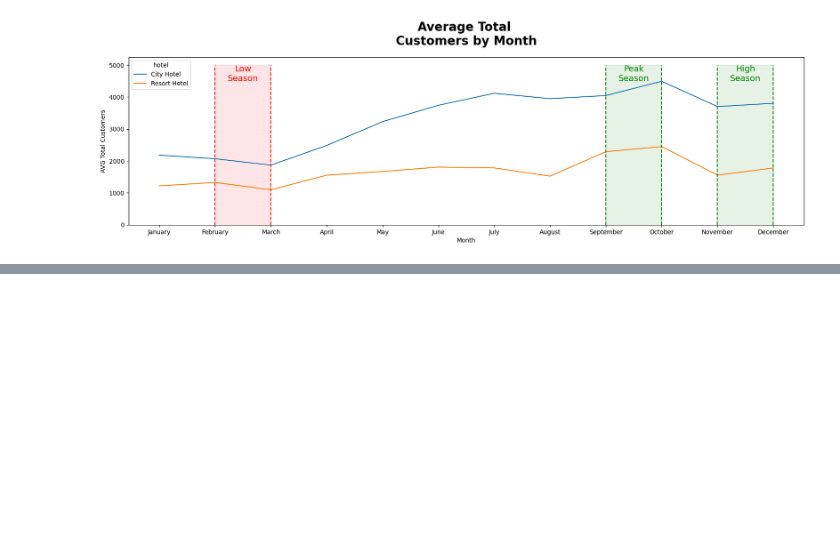
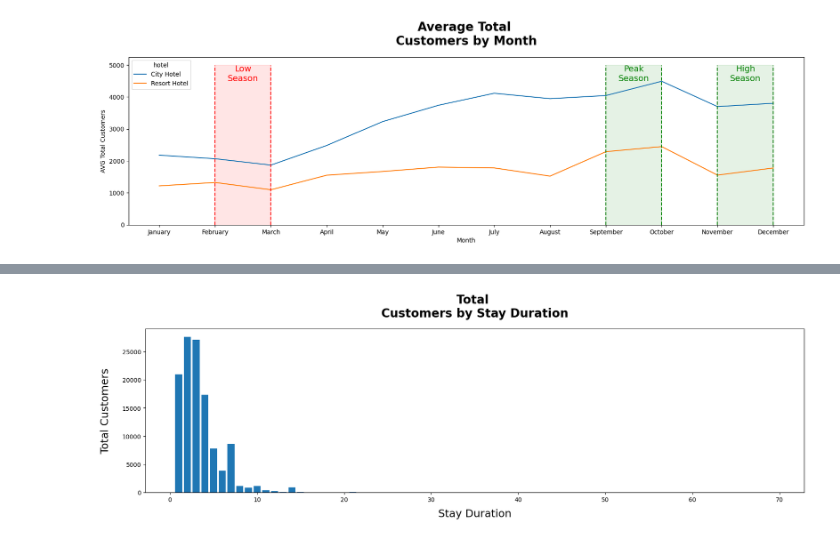
Before and after one commit to AnCodingML/Investigate_Hotel_Business_using_Data_Visualization, a Jupyter notebook: Investigate_Hotel_Business_using_Data_Visualization.ipynb, the cells around one changed output, grey strips where cells are left out. Cells and saved outputs as stored; diff of their text form; code cells hidden in the pictures; blank space fills up the shorter version.

```diff
--- a/Investigate_Hotel_Business_using_Data_Visualization.ipynb
+++ b/Investigate_Hotel_Business_using_Data_Visualization.ipynb
@@ -210,14 +210,6 @@ df
 119390 rows × 27 columns
 # %% [markdown]
 # Monthly Hotel Booking Analysis Based on Hotel Type
-# %%
-'''df[['arrival_date_month']]
-month_map = {'January': 1, 'February': 2, 'March': 3, 'April': 4, 'May': 5, 'June': 6, 'July': 7, 'August': 8, 'September': 9, 'October': 10, 'November': 11, 'December': 12}
-df['arrival_date_month'] = df['arrival_date_month'].map(month_map)
-df = df.sort_values('arrival_date_month')
-df = df.reset_index(drop=True)
-month_map = {1: 'January', 2: 'February', 3: 'March', 4: 'April', 5: 'May', 6: 'June', 7: 'July', 8: 'August', 9: 'September', 10: 'October', 11: 'November', 12: 'December'}
-df['arrival_date_month'] = df['arrival_date_month'].map(month_map)'''
 # %%
 
 df[['arrival_date_month']]
@@ -298,0 +299,6 @@ plt.show()
+# %%
+df['stay_duration'] = df['stays_in_weekdays_nights'] + df['stays_in_weekend_nights']
+# %%
+x = df.groupby(['stay_duration'])['total_customers'].count().reset_index()
+x = x[x['stay_duration'] != 0]
+x
@@ -298,0 +323,9 @@ plt.show()
+# %%
+plt.figure(figsize=(20,5))
+plt.bar(x['stay_duration'], x['total_customers'])
+plt.xlabel('Stay Duration', fontsize=18, labelpad=10)
+plt.ylabel('Total Customers', fontsize=18, labelpad=20)
+plt.title('Total \nCustomers by Stay Duration', fontsize=20, fontweight='bold', y=1.05)
+plt.show()
+# %% [output]
+[figure, added]
```
Also changed, not shown: parts of 7 cells of this notebook.
